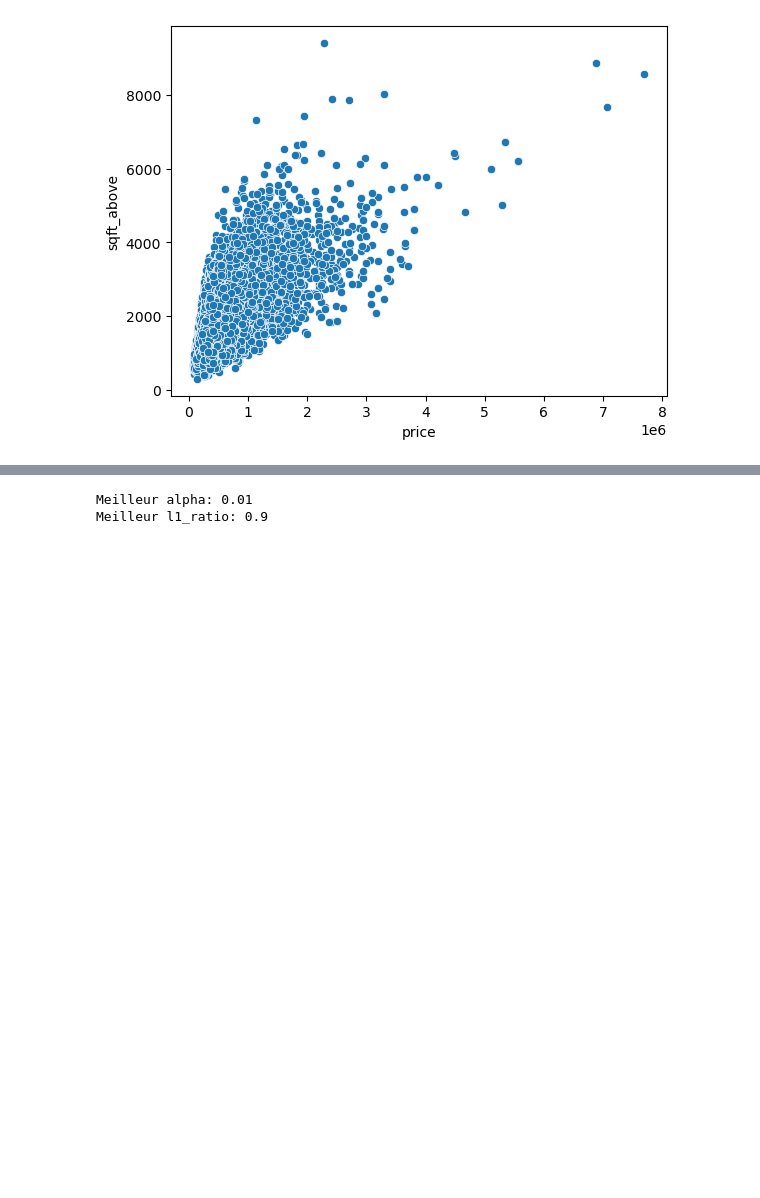
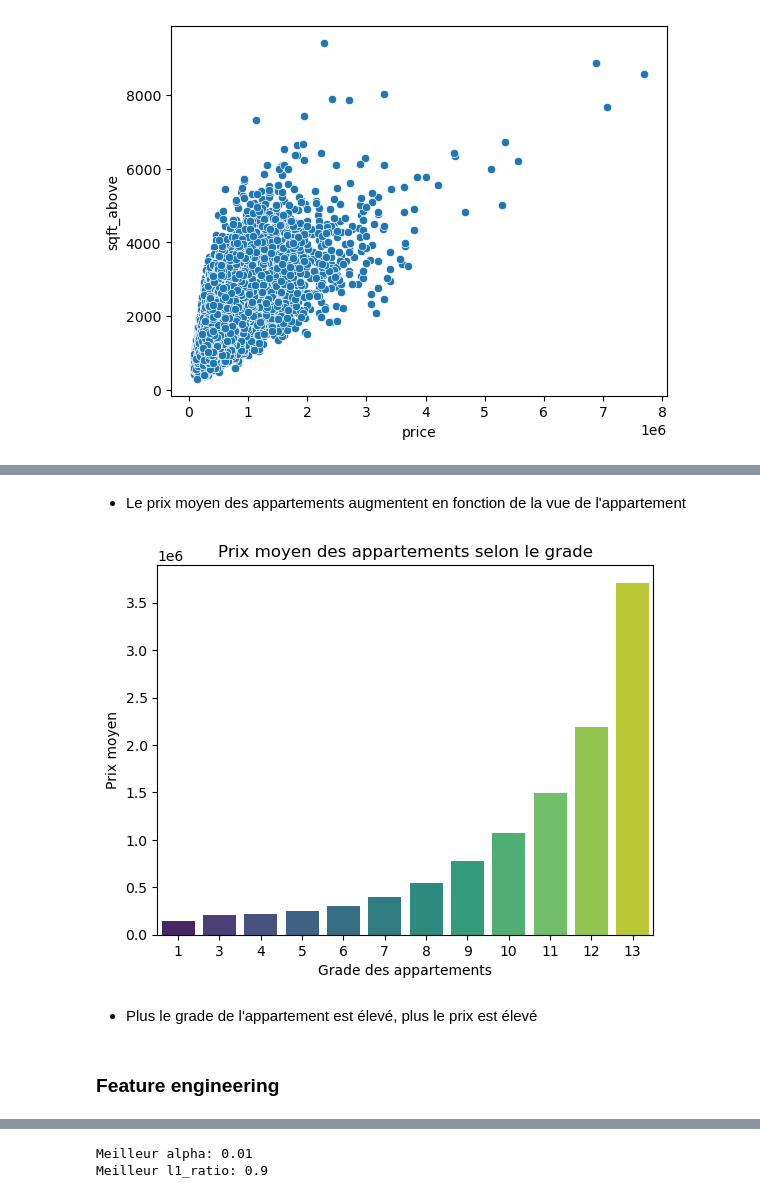
Before and after one commit to Enam88/apartment-hunter, a Jupyter notebook: house_price.ipynb, the cells around one changed output, grey strips where cells are left out. Drawn from its saved outputs; the diff is of its cells as text; code cells hidden in the pictures; blank space fills up the shorter version.

```diff
--- a/house_price.ipynb
+++ b/house_price.ipynb
@@ -157 +235,28 @@ sns.scatterplot(x='price', y= 'sqft_above', data = df_house)
+# %% [markdown]
+- Le prix moyen des appartements augmentent en fonction de la vue de l'appartement
+# %%
+# Prix moyen des appartements groupés par grade
+
+avg_price_per_grade = df_house.groupby("grade")["price"].mean().round()
+avg_price_per_grade= avg_price_per_grade.reset_index()
+
+
+sns.barplot(
+    x="grade",
+    y="price",
+    data=avg_price_per_grade,
+    palette="viridis",
+)
+
+# Set the plot title and labels
+plt.title('Prix moyen des appartements selon le grade')
+plt.xlabel('Grade des appartements')
+plt.ylabel('Prix moyen')
+plt.show()
+# %% [output]
+[figure, added]
+# %% [markdown]
+- Plus le grade de l'appartement est élevé, plus le prix est élevé
+# %% [markdown]
+### Feature engineering
 # %%
```
Also changed, not shown: parts of 52 cells of this notebook.
